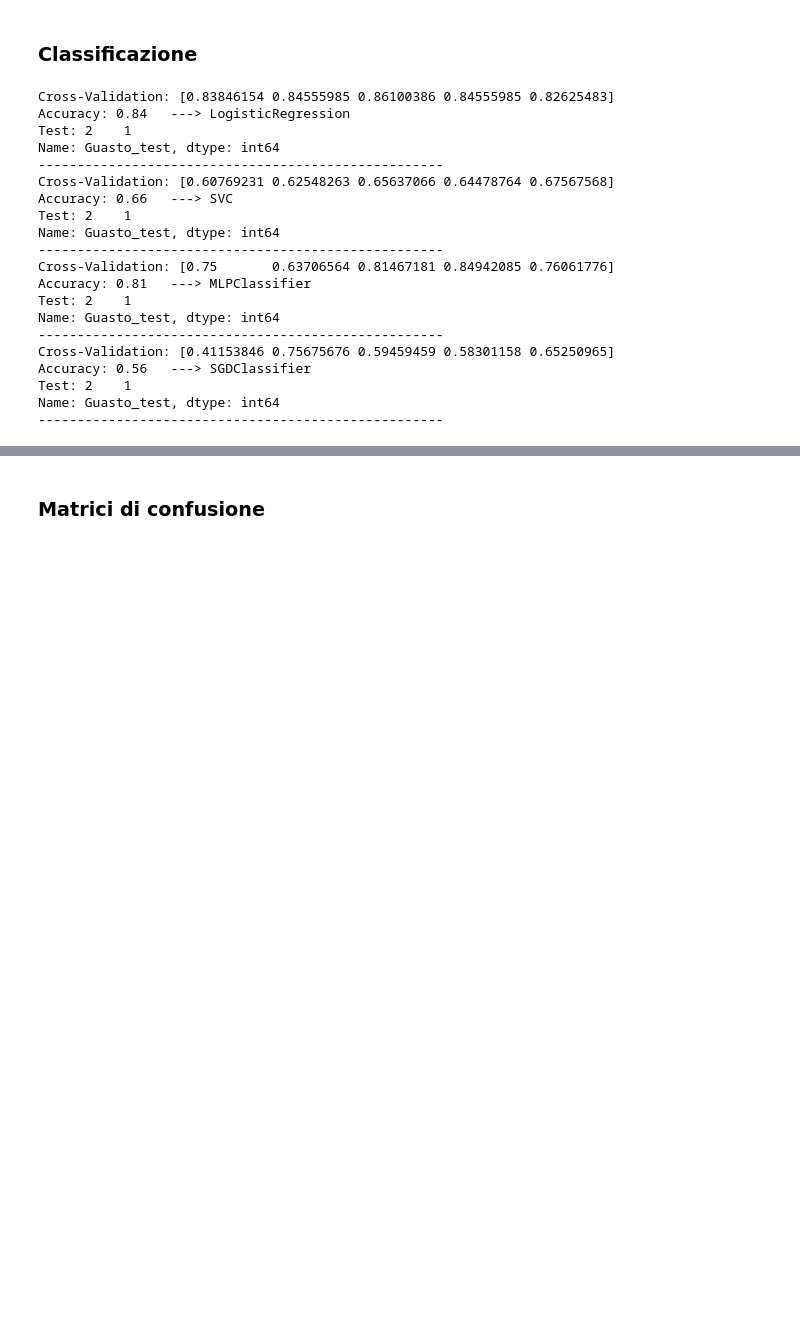
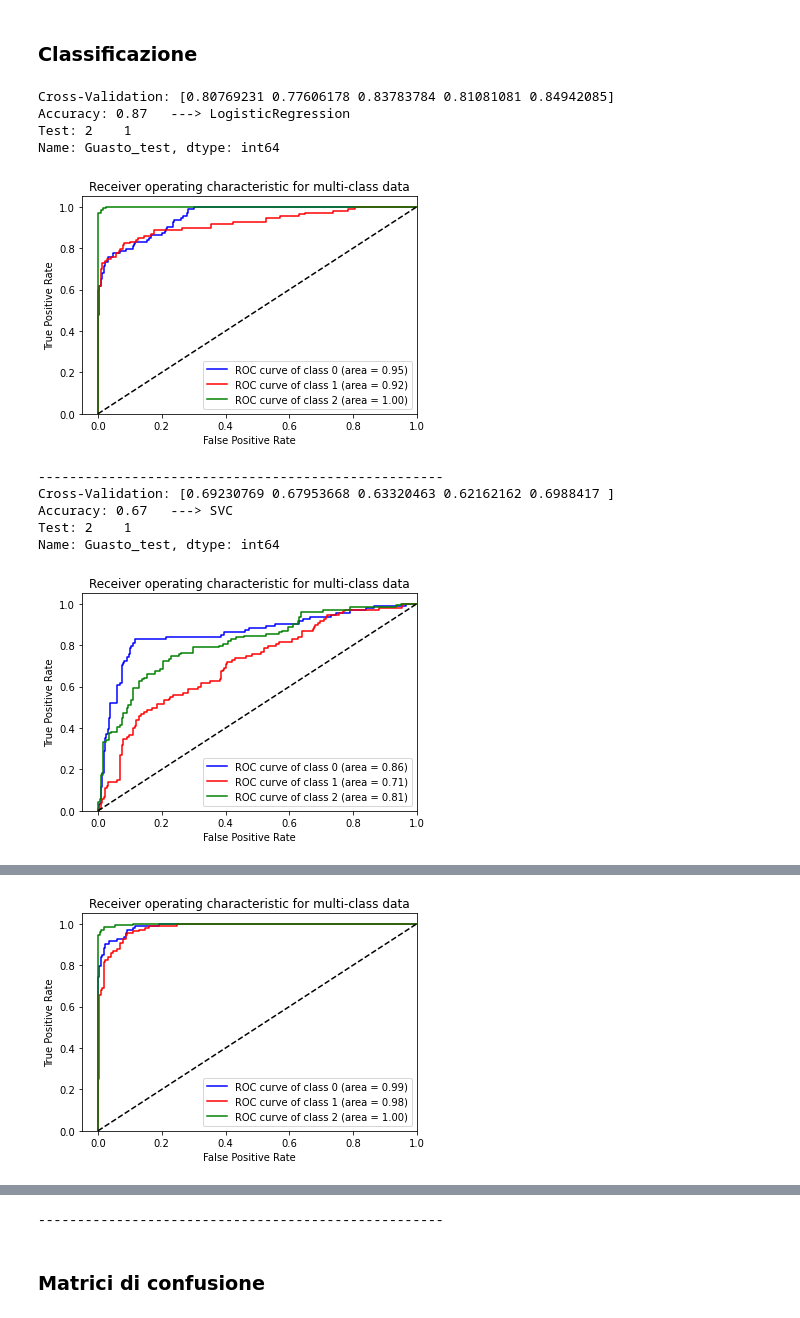
Before and after one commit to ChiaraAmalia/ProgettoManutenzionePreventiva, a Jupyter notebook: analisi_copia_70.ipynb, the cells around one changed output, grey strips where cells are left out. Cells and saved outputs as stored; diff of their text form; code cells hidden in the pictures; blank space fills up the shorter version.

```diff
--- a/analisi_copia_70.ipynb
+++ b/analisi_copia_70.ipynb
@@ -423,62 +423,88 @@ roc_fpr = []
 # %% [markdown]
 ### Classificazione
 # %%
+from itertools import cycle
+from sklearn.metrics import roc_auc_score
+from sklearn.preprocessing import LabelBinarizer
+
+n_classes = 3
+
+j=0
 # Training the algorithms and results
 for clf in classifiers:
     name = clf.__class__.__name__
     clf_name.append(name)
+
 
     #fitting and predictions
     model = clf.fit(x_train, y_train.values.ravel())
     y_pred = model.predict(x_test)
     model_results[name] = y_pred
 
     #accuracy and log loss
     cv_results.append(cross_val_score(clf, x_train, y_train.values.ravel(), scoring = "accuracy",cv = kfold)) # qui invece abbiamo cross validation
     acc = round(accuracy_score(y_test.values.ravel(), y_pred), 2) # accuratezza semplice con training e test
     train_pred = clf.predict(x_test)
     print(f'Cross-Validation: {cross_val_score(clf, x_train, y_train.values.ravel(), scoring = "accuracy",cv = kfold)}')
 
     print(f'Accuracy: {acc} \t ---> {name} ')
 
     guasto_pred = pd.Series(model.predict(df_test), name='Guasto_test')
     conteggio = guasto_pred.value_counts()
     print(f'Test: {conteggio}')
 
-    print("----------------------------------------------------")
-
-
     #confusion matrix, clasification report, roc curve
     cnfm.append(confusion_matrix(y_test.values.ravel(), y_pred))
     clr.append(classification_report(y_test.values.ravel(), y_pred))
-    fpr, tpr, thresholds = roc_curve(y_pred, y_test.values.ravel(), pos_label=1)
-    roc_auc.append(auc(fpr, tpr))
-    roc_tpr.append(tpr)
-    roc_fpr.append(fpr)
+    #fpr, tpr, thresholds = roc_curve(y_pred, y_test.values.ravel(), pos_label=1)
 
-    i += 1
+    if j != 2:
+        clf = OneVsRestClassifier(clf)
+        y_score = clf.fit(x_train, y_train).decision_function(x_test)
+    else:
+        y_score = clf.fit(x_train, y_train).predict_proba(x_test)
+
+
+
+    lb = LabelBinarizer()
+    y_true_bin = lb.fit_transform(y_test)
+
+    fpr = dict()
+    tpr = dict()
+    roc_auc = dict()
+    for i in range(n_classes):
+        fpr[i], tpr[i], _ = roc_curve(y_true_bin[:, i], y_score[:, i])
+        roc_auc[i] = auc(fpr[i], tpr[i])
+    colors = cycle(['blue', 'red', 'green'])
+    for i, color in zip(range(n_classes), colors):
+        plt.plot(fpr[i], tpr[i], color=color, lw=1.5,
+                label='ROC curve of class {0} (area = {1:0.2f})'
+                ''.format(i, roc_auc[i]))
+    plt.plot([0, 1], [0, 1], 'k--', lw=1.5)
+    plt.xlim([-0.05, 1.0])
+    plt.ylim([0.0, 1.05])
+    plt.xlabel('False Positive Rate')
+    plt.ylabel('True Positive Rate')
+    plt.title('Receiver operating characteristic for multi-class data')
+    plt.legend(loc="lower right")
+    plt.show()
+
+    j += 1
+
+    print("----------------------------------------------------")
 
 for i in cv_results:
     cv_acc.append(i.mean())
     cv_std.append(i.std())
 # %% [output]
-Cross-Validation: [0.83846154 0.84555985 0.86100386 0.84555985 0.82625483]
-Accuracy: 0.84   ---> LogisticRegression
+Cross-Validation: [0.80769231 0.77606178 0.83783784 0.81081081 0.84942085]
+Accuracy: 0.87   ---> LogisticRegression
 Test: 2    1
 Name: Guasto_test, dtype: int64
-----------------------------------------------------
-Cross-Validation: [0.60769231 0.62548263 0.65637066 0.64478764 0.67567568]
-Accuracy: 0.66   ---> SVC
-Test: 2    1
-Name: Guasto_test, dtype: int64
-----------------------------------------------------
-Cross-Validation: [0.75       0.63706564 0.81467181 0.84942085 0.76061776]
-Accuracy: 0.81   ---> MLPClassifier
-Test: 2    1
-Name: Guasto_test, dtype: int64
-----------------------------------------------------
-Cross-Validation: [0.41153846 0.75675676 0.59459459 0.58301158 0.65250965]
-Accuracy: 0.56   ---> SGDClassifier
-Test: 2    1
-Name: Guasto_test, dtype: int64
-----------------------------------------------------
+[figure, added]
+----------------------------------------------------
+Cross-Validation: [0.69230769 0.67953668 0.63320463 0.62162162 0.6988417 ]
+Accuracy: 0.67   ---> SVC
+Test: 2    1
+Name: Guasto_test, dtype: int64
+[figure, added]
@@ -484,0 +516 @@ Name: Guasto_test, dtype: int64
+[figure, added]
@@ -485,3 +523,4 @@ Name: Guasto_test, dtype: int64
+----------------------------------------------------
 # %% [markdown]
 ### Matrici di confusione
 # %%
```
Also changed, not shown: parts of 16 cells of this notebook, 6 other files.
